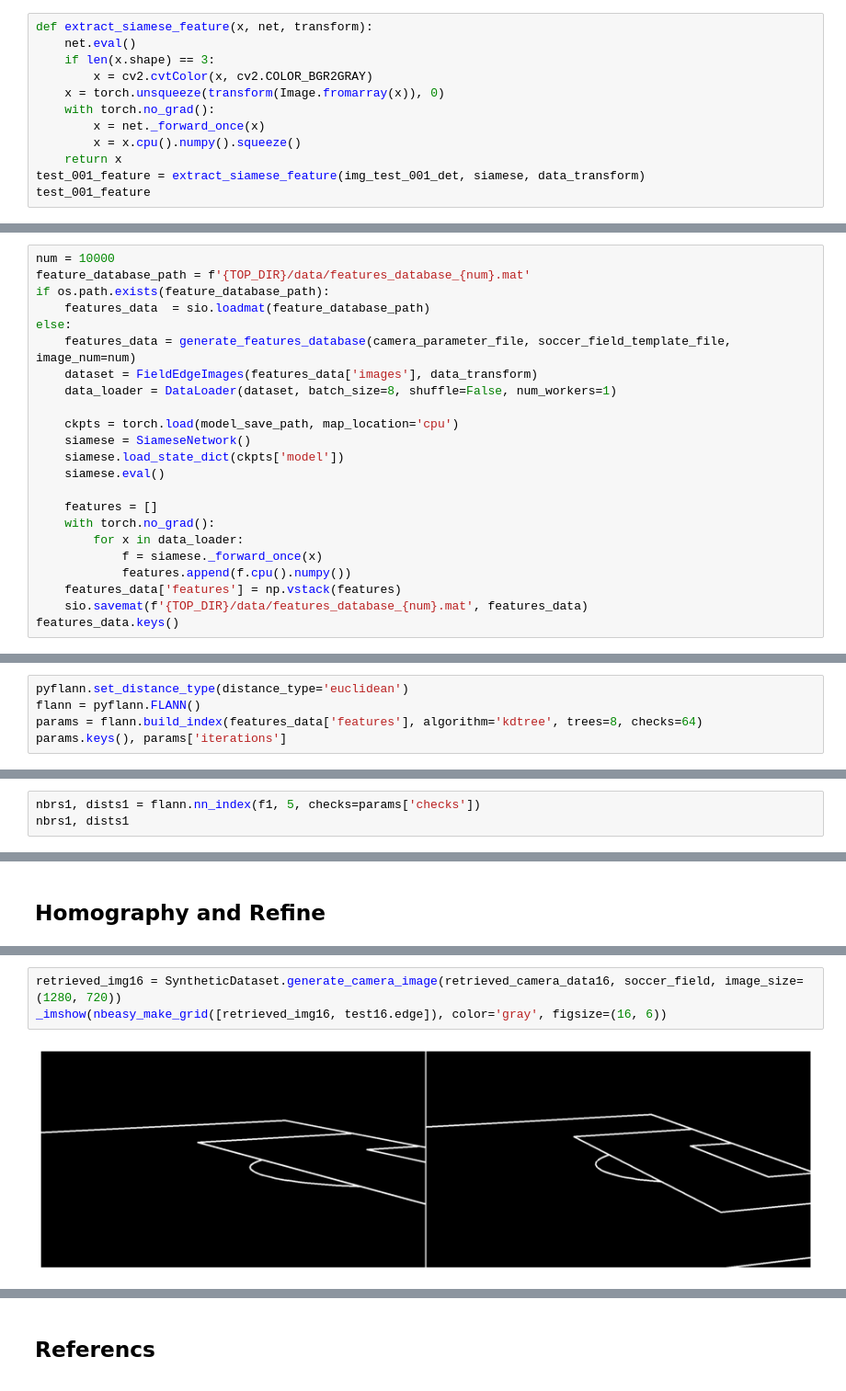
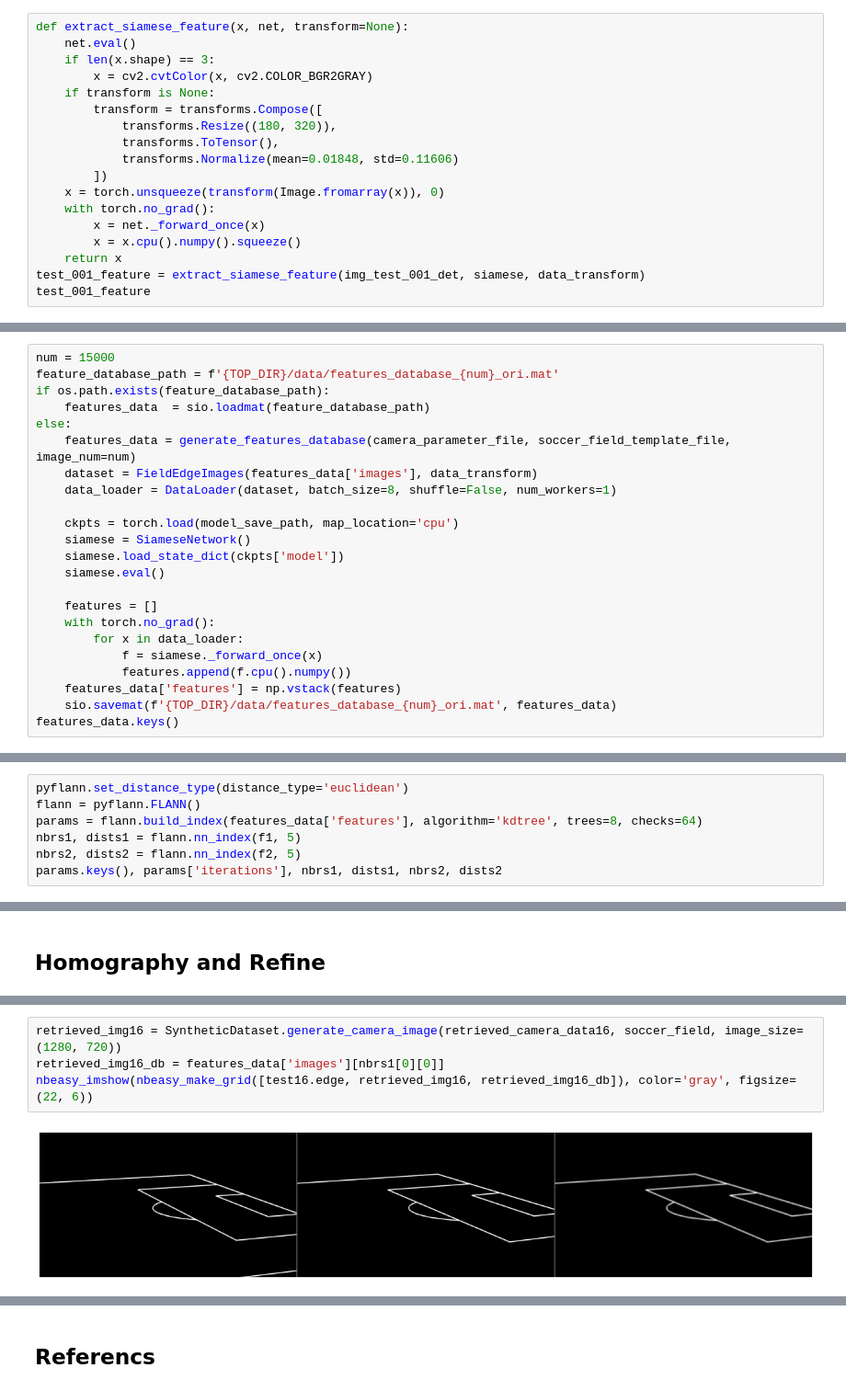
Before and after one commit to qrsforever/hzcsbet, a Jupyter notebook: docs/notebooks/SCCvSD.ipynb, the cells around one changed output, grey strips where cells are left out. Shown at 92% size. Cells and saved outputs as stored; diff of their text form.

```diff
--- a/docs/notebooks/SCCvSD.ipynb
+++ b/docs/notebooks/SCCvSD.ipynb
@@ -2141,9 +2123,15 @@ _imshow(np.hstack([cv2.resize(img_test_001, img_test_001_det.shape[:2]), img_tes
 [figure]
 # %%
-def extract_siamese_feature(x, net, transform):
+def extract_siamese_feature(x, net, transform=None):
     net.eval()
     if len(x.shape) == 3:
         x = cv2.cvtColor(x, cv2.COLOR_BGR2GRAY)
+    if transform is None:
+        transform = transforms.Compose([
+            transforms.Resize((180, 320)),
+            transforms.ToTensor(),
+            transforms.Normalize(mean=0.01848, std=0.11606)
+        ])
     x = torch.unsqueeze(transform(Image.fromarray(x)), 0)
     with torch.no_grad():
         x = net._forward_once(x)
@@ -2202,8 +2190,8 @@ def generate_features_database(camera_parameter_file, soccer_field_template_file
 
     return {'images': np.asarray(image_list), 'cameras': cameras}
 # %%
-num = 10000
-feature_database_path = f'{TOP_DIR}/data/features_database_{num}.mat'
+num = 15000
+feature_database_path = f'{TOP_DIR}/data/features_database_{num}_ori.mat'
 if os.path.exists(feature_database_path):
     features_data  = sio.loadmat(feature_database_path)
 else:
@@ -2222,6 +2210,6 @@ else:
             f = siamese._forward_once(x)
             features.append(f.cpu().numpy())
     features_data['features'] = np.vstack(features)
-    sio.savemat(f'{TOP_DIR}/data/features_database_{num}.mat', features_data)
+    sio.savemat(f'{TOP_DIR}/data/features_database_{num}_ori.mat', features_data)
 features_data.keys()
 # %% [output]
@@ -2279,6 +2273,8 @@ f2 = extract_siamese_feature(edge2, siamese, data_transform)
 pyflann.set_distance_type(distance_type='euclidean')
 flann = pyflann.FLANN()
 params = flann.build_index(features_data['features'], algorithm='kdtree', trees=8, checks=64)
-params.keys(), params['iterations']
+nbrs1, dists1 = flann.nn_index(f1, 5)
+nbrs2, dists2 = flann.nn_index(f2, 5)
+params.keys(), params['iterations'], nbrs1, dists1, nbrs2, dists2
 # %% [output]
 (dict_keys(['algorithm', 'checks', 'cb_index', 'eps', 'trees', 'leaf_max_size', 'branching', 'iterations', 'centers_init', 'target_precision', 'build_weight', 'memory_weight', 'sample_fraction', 'log_ ...
@@ -2286,3 +2285,0 @@ params.keys(), params['iterations']
-# %%
-nbrs1, dists1 = flann.nn_index(f1, 5, checks=params['checks'])
-nbrs1, dists1
@@ -2366,5 +2347,6 @@ homo16, _imshow(nbeasy_make_grid((test16.raw, himg_before)), figsize=(22, 6))
 # %%
 retrieved_img16 = SyntheticDataset.generate_camera_image(retrieved_camera_data16, soccer_field, image_size=(1280, 720))
-_imshow(nbeasy_make_grid([retrieved_img16, test16.edge]), color='gray', figsize=(16, 6))
+retrieved_img16_db = features_data['images'][nbrs1[0][0]]
+nbeasy_imshow(nbeasy_make_grid([test16.edge, retrieved_img16, retrieved_img16_db]), color='gray', figsize=(22, 6))
 # %% [output]
-[figure, old version]
+[figure, new version]
```
Also changed, not shown: parts of 112 cells of this notebook.
